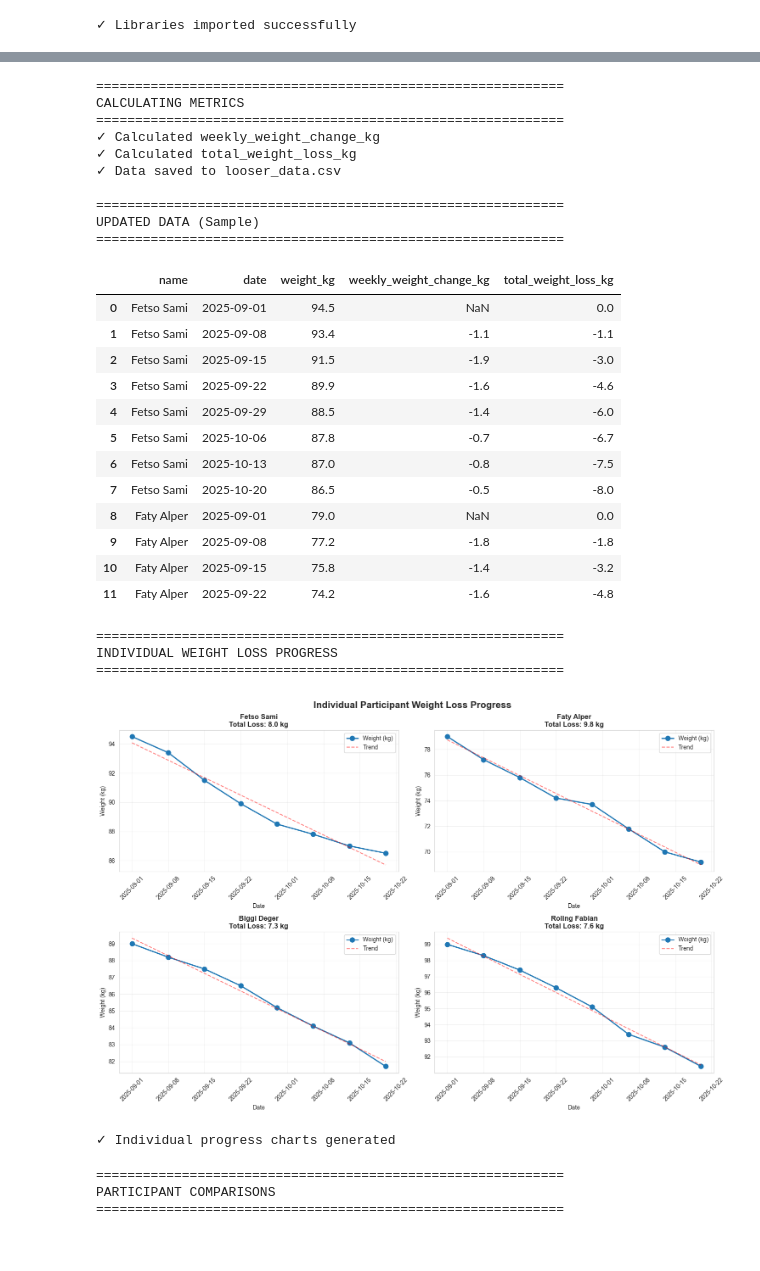
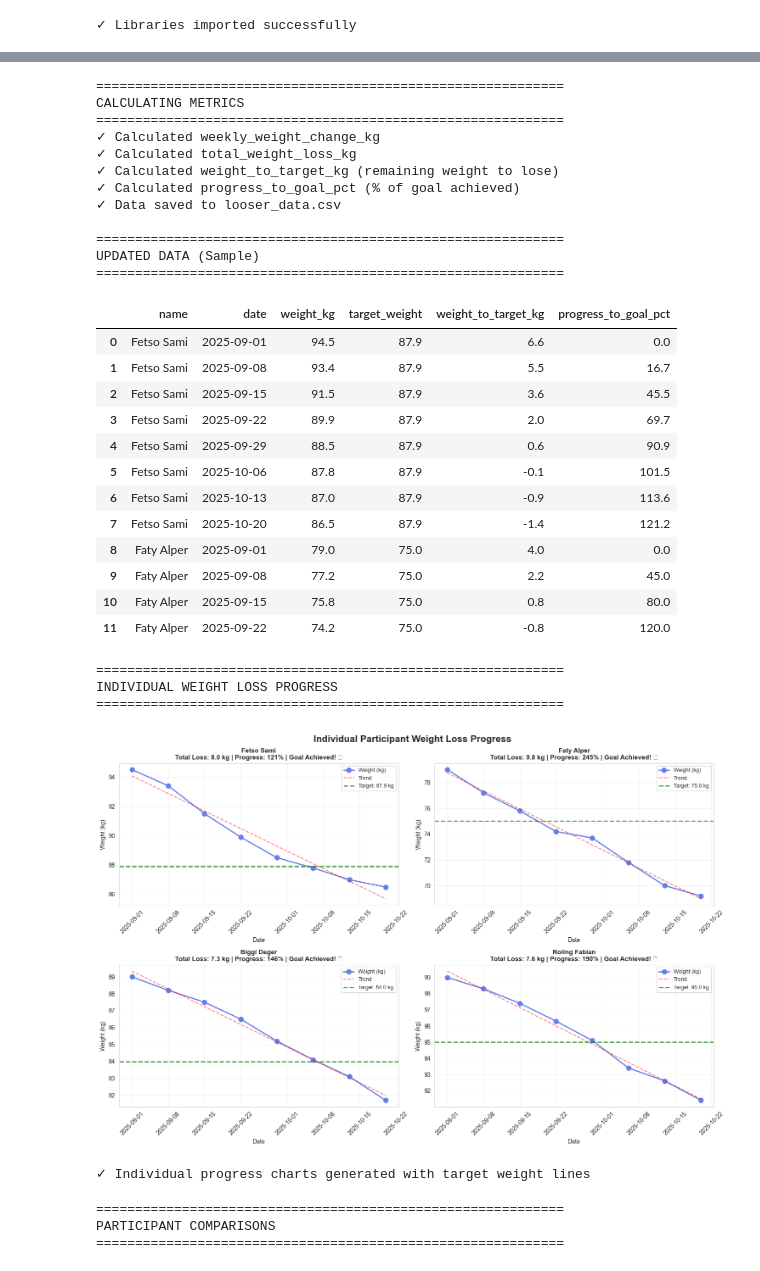
Before and after one commit to deye/BiggestLooserChnEdition, a Jupyter notebook: Looser.ipynb, the cells around one changed output, grey strips where cells are left out. Saved outputs shown, nothing was run; the diff lists cells and outputs as text; code cells hidden in the pictures.

Commit message:
Added target weight

```diff
--- a/Looser.ipynb
+++ b/Looser.ipynb
@@ -23,10 +23,10 @@ def create_sample_data():
     np.random.seed(42)
 
     participants = [
-        {'id': 1, 'name': 'Fetso Sami', 'height': 179, 'start_weight': 94.5},
-        {'id': 2, 'name': 'Faty Alper', 'height': 175, 'start_weight': 79},
-        {'id': 3, 'name': 'Biggi Deger', 'height': 180, 'start_weight': 89},
-        {'id': 4, 'name': 'Roling Fabian', 'height': 190, 'start_weight': 99}
+        {'id': 1, 'name': 'Fetso Sami', 'height': 179, 'start_weight': 94.5, 'target_weight': 87.9},
+        {'id': 2, 'name': 'Faty Alper', 'height': 175, 'start_weight': 79, 'target_weight': 75.0},
+        {'id': 3, 'name': 'Biggi Deger', 'height': 180, 'start_weight': 89, 'target_weight': 84.0},
+        {'id': 4, 'name': 'Roling Fabian', 'height': 190, 'start_weight': 99, 'target_weight': 95.0}
     ]
 
     data = []
@@ -49,6 +49,7 @@ def create_sample_data():
                 'height_cm': participant['height'],
                 'weekly_weight_change_kg': None,
                 'total_weight_loss_kg': None,
+                'target_weight': participant['target_weight'],  # Individual target weight
                 'notes': f'Week {week + 1}' if week % 2 == 0 else ''
             })
 
@@ -145,41 +149,54 @@ df['total_weight_loss_kg'] = df.groupby('participant_id')['weight_kg'].transform
     lambda x: x - x.iloc[0]
 )
 
+# Calculate progress toward goal
+df['weight_to_target_kg'] = df['weight_kg'] - df['target_weight']
+df['goal_weight_loss_kg'] = df.groupby('participant_id')['weight_kg'].transform(
+    lambda x: x.iloc[0]
+) - df['target_weight']
+df['progress_to_goal_pct'] = (
+    df['total_weight_loss_kg'].abs() / df['goal_weight_loss_kg'].abs() * 100
+).round(1)
+
 # Save updated data back to CSV
 df.to_csv('looser_data.csv', index=False)
 
 print("✓ Calculated weekly_weight_change_kg")
 print("✓ Calculated total_weight_loss_kg")
+print("✓ Calculated weight_to_target_kg (remaining weight to lose)")
+print("✓ Calculated progress_to_goal_pct (% of goal achieved)")
 print("✓ Data saved to looser_data.csv")
 
 print("\n" + "=" * 60)
 print("UPDATED DATA (Sample)")
 print("=" * 60)
-df[['name', 'date', 'weight_kg', 'weekly_weight_change_kg', 'total_weight_loss_kg']].head(12)
+df[['name', 'date', 'weight_kg', 'target_weight', 'weight_to_target_kg', 'progress_to_goal_pct']].head(12)
 # %% [output]
 ============================================================
 CALCULATING METRICS
 ============================================================
 ✓ Calculated weekly_weight_change_kg
 ✓ Calculated total_weight_loss_kg
+✓ Calculated weight_to_target_kg (remaining weight to lose)
+✓ Calculated progress_to_goal_pct (% of goal achieved)
 ✓ Data saved to looser_data.csv
 
 ============================================================
 UPDATED DATA (Sample)
 ============================================================
-|  | name | date | weight_kg | weekly_weight_change_kg | total_weight_loss_kg |
-| 0 | Fetso Sami | 2025-09-01 | 94.5 | NaN | 0.0 |
-| 1 | Fetso Sami | 2025-09-08 | 93.4 | -1.1 | -1.1 |
-| 2 | Fetso Sami | 2025-09-15 | 91.5 | -1.9 | -3.0 |
-| 3 | Fetso Sami | 2025-09-22 | 89.9 | -1.6 | -4.6 |
-| 4 | Fetso Sami | 2025-09-29 | 88.5 | -1.4 | -6.0 |
-| 5 | Fetso Sami | 2025-10-06 | 87.8 | -0.7 | -6.7 |
-| 6 | Fetso Sami | 2025-10-13 | 87.0 | -0.8 | -7.5 |
-| 7 | Fetso Sami | 2025-10-20 | 86.5 | -0.5 | -8.0 |
-| 8 | Faty Alper | 2025-09-01 | 79.0 | NaN | 0.0 |
-| 9 | Faty Alper | 2025-09-08 | 77.2 | -1.8 | -1.8 |
-| 10 | Faty Alper | 2025-09-15 | 75.8 | -1.4 | -3.2 |
-| 11 | Faty Alper | 2025-09-22 | 74.2 | -1.6 | -4.8 |
+|  | name | date | weight_kg | target_weight | weight_to_target_kg | progress_to_goal_pct |
+| 0 | Fetso Sami | 2025-09-01 | 94.5 | 87.9 | 6.6 | 0.0 |
+| 1 | Fetso Sami | 2025-09-08 | 93.4 | 87.9 | 5.5 | 16.7 |
+| 2 | Fetso Sami | 2025-09-15 | 91.5 | 87.9 | 3.6 | 45.5 |
+| 3 | Fetso Sami | 2025-09-22 | 89.9 | 87.9 | 2.0 | 69.7 |
+| 4 | Fetso Sami | 2025-09-29 | 88.5 | 87.9 | 0.6 | 90.9 |
+| 5 | Fetso Sami | 2025-10-06 | 87.8 | 87.9 | -0.1 | 101.5 |
+| 6 | Fetso Sami | 2025-10-13 | 87.0 | 87.9 | -0.9 | 113.6 |
+| 7 | Fetso Sami | 2025-10-20 | 86.5 | 87.9 | -1.4 | 121.2 |
+| 8 | Faty Alper | 2025-09-01 | 79.0 | 75.0 | 4.0 | 0.0 |
+| 9 | Faty Alper | 2025-09-08 | 77.2 | 75.0 | 2.2 | 45.0 |
+| 10 | Faty Alper | 2025-09-15 | 75.8 | 75.0 | 0.8 | 80.0 |
+| 11 | Faty Alper | 2025-09-22 | 74.2 | 75.0 | -0.8 | 120.0 |
 # %%
 # Individual Progress Visualization
 print("=" * 60)
@@ -197,40 +214,52 @@ for idx, participant in enumerate(participants):
     ax = axes[row, col]
 
     participant_data = df[df['name'] == participant].copy()
 
     # Plot weight over time
     ax.plot(participant_data['date'], participant_data['weight_kg'],
-            marker='o', linewidth=2, markersize=8, label='Weight (kg)')
+            marker='o', linewidth=2, markersize=8, label='Weight (kg)', color='#667eea')
 
     # Add trend line
     z = np.polyfit(range(len(participant_data)), participant_data['weight_kg'], 1)
     p = np.poly1d(z)
     ax.plot(participant_data['date'], p(range(len(participant_data))),
             '--', alpha=0.5, color='red', label='Trend')
 
+    # Add target weight line
+    target_weight = participant_data['target_weight'].iloc[0]
+    ax.axhline(y=target_weight, color='green', linestyle='--', linewidth=2,
+               alpha=0.7, label=f'Target: {target_weight} kg')
+
     # Calculate stats
     start_weight = participant_data['weight_kg'].iloc[0]
     current_weight = participant_data['weight_kg'].iloc[-1]
     total_loss = start_weight - current_weight
+    progress_pct = participant_data['progress_to_goal_pct'].iloc[-1]
+    remaining = current_weight - target_weight
 
-    ax.set_title(f'{participant}\nTotal Loss: {total_loss:.1f} kg',
-                fontsize=12, fontweight='bold')
+    title = f'{participant}\nTotal Loss: {total_loss:.1f} kg | Progress: {progress_pct:.0f}%'
+    if remaining > 0:
+        title += f' | Remaining: {remaining:.1f} kg'
+    else:
+        title += ' | Goal Achieved! 🎉'
+
+    ax.set_title(title, fontsize=11, fontweight='bold')
     ax.set_xlabel('Date')
     ax.set_ylabel('Weight (kg)')
-    ax.legend()
+    ax.legend(loc='best', fontsize=9)
     ax.grid(True, alpha=0.3)
     ax.tick_params(axis='x', rotation=45)
 
 plt.tight_layout()
 plt.show()
 
-print("✓ Individual progress charts generated")
+print("✓ Individual progress charts generated with target weight lines")
 # %% [output]
 ============================================================
 INDIVIDUAL WEIGHT LOSS PROGRESS
 ============================================================
-[figure, old version]
+[figure, new version]
-✓ Individual progress charts generated
+✓ Individual progress charts generated with target weight lines
 # %%
 # Participant Comparison Visualizations
 print("=" * 60)
```
Also changed, not shown: parts of 6 cells of this notebook, 2 other files.
